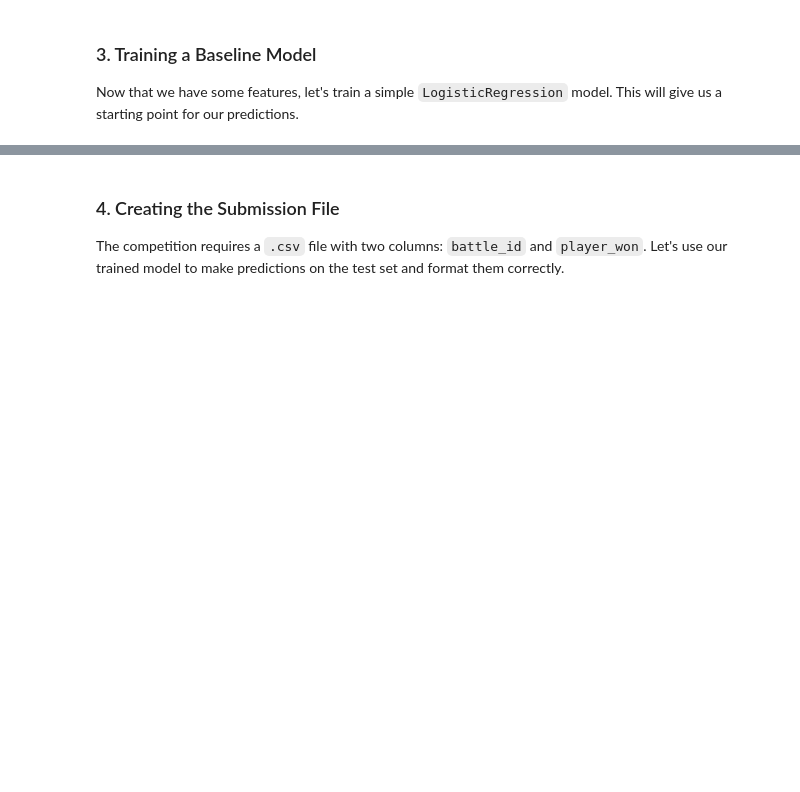
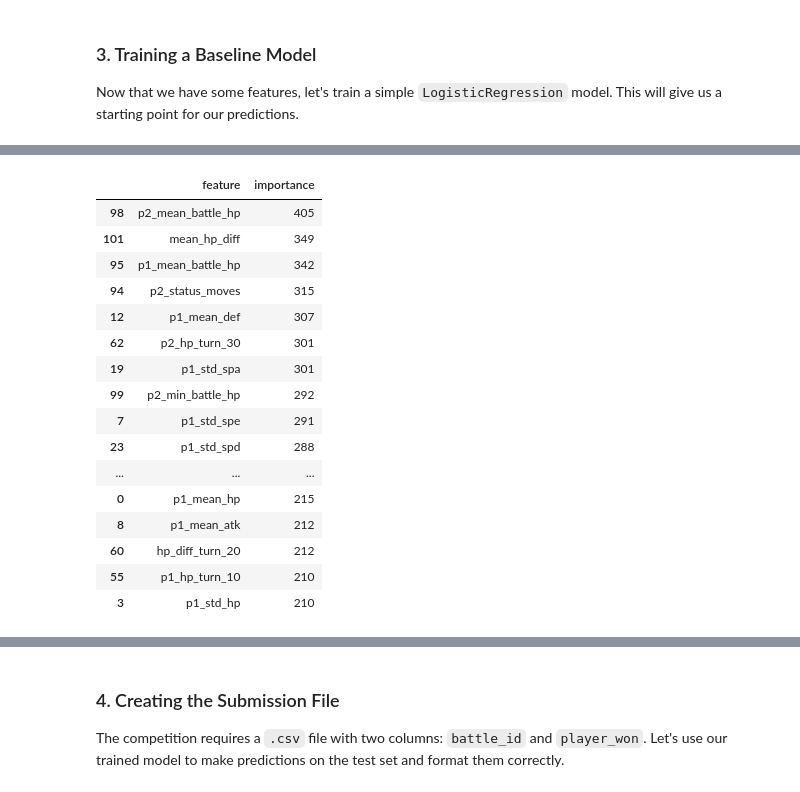
Before and after one commit to ZebNye/FDS-Pokemon, a Jupyter notebook: notebookd-j.ipynb, the cells around one changed output, grey strips where cells are left out. Saved outputs shown, nothing was run; the diff lists cells and outputs as text; code cells hidden in the pictures; blank space fills up the shorter version.

```diff
--- a/notebookd-j.ipynb
+++ b/notebookd-j.ipynb
@@ -529,0 +1272,16 @@ print("Model training complete.")
+# %%
+#Now using a ranfom forest classifier to see if we can improve our accuracy
+from sklearn.ensemble import RandomForestClassifier
+
+rf_model = RandomForestClassifier(
+    n_estimators=200,
+    random_state=42
+)
+
+rf_model.fit(X_train, y_train)
+
+rf_val_pred = rf_model.predict(X_val)
+
+rf_accuracy = accuracy_score(y_val, rf_val_pred)
+
+print("Random Forest validation accuracy:", rf_accuracy)
@@ -529,0 +1290,16 @@ print("Model training complete.")
+# %%
+from lightgbm import LGBMClassifier
+
+lgbm_model = LGBMClassifier(
+    n_estimators=500,
+    learning_rate=0.05,
+    random_state=42
+)
+
+lgbm_model.fit(X_train, y_train)
+
+lgbm_pred = lgbm_model.predict(X_val)
+
+lgbm_accuracy = accuracy_score(y_val, lgbm_pred)
+
+print("LightGBM validation accuracy:", lgbm_accuracy)
@@ -529,0 +1315,27 @@ print("Model training complete.")
+# %%
+import pandas as pd
+
+importance_df = pd.DataFrame({
+    'feature': X_train.columns,
+    'importance': lgbm_model.feature_importances_
+}).sort_values('importance', ascending=False)
+
+display(importance_df.head(30))
+# %% [output]
+|  | feature | importance |
+| 98 | p2_mean_battle_hp | 405 |
+| 101 | mean_hp_diff | 349 |
+| 95 | p1_mean_battle_hp | 342 |
+| 94 | p2_status_moves | 315 |
+| 12 | p1_mean_def | 307 |
+| 62 | p2_hp_turn_30 | 301 |
+| 19 | p1_std_spa | 301 |
+| 99 | p2_min_battle_hp | 292 |
+| 7 | p1_std_spe | 291 |
+| 23 | p1_std_spd | 288 |
+| ... | ... | ... |
+| 0 | p1_mean_hp | 215 |
+| 8 | p1_mean_atk | 212 |
+| 60 | hp_diff_turn_20 | 212 |
+| 55 | p1_hp_turn_10 | 210 |
+| 3 | p1_std_hp | 210 |
```
Also changed, not shown: parts of 26 cells of this notebook, 1 other file.
